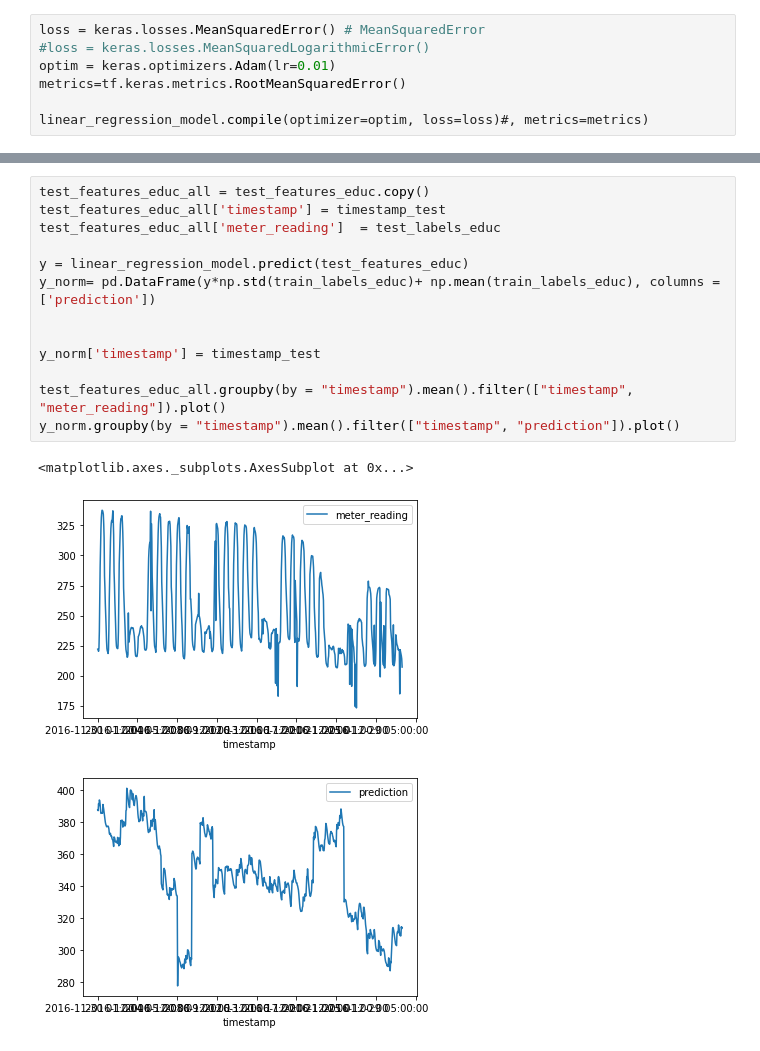
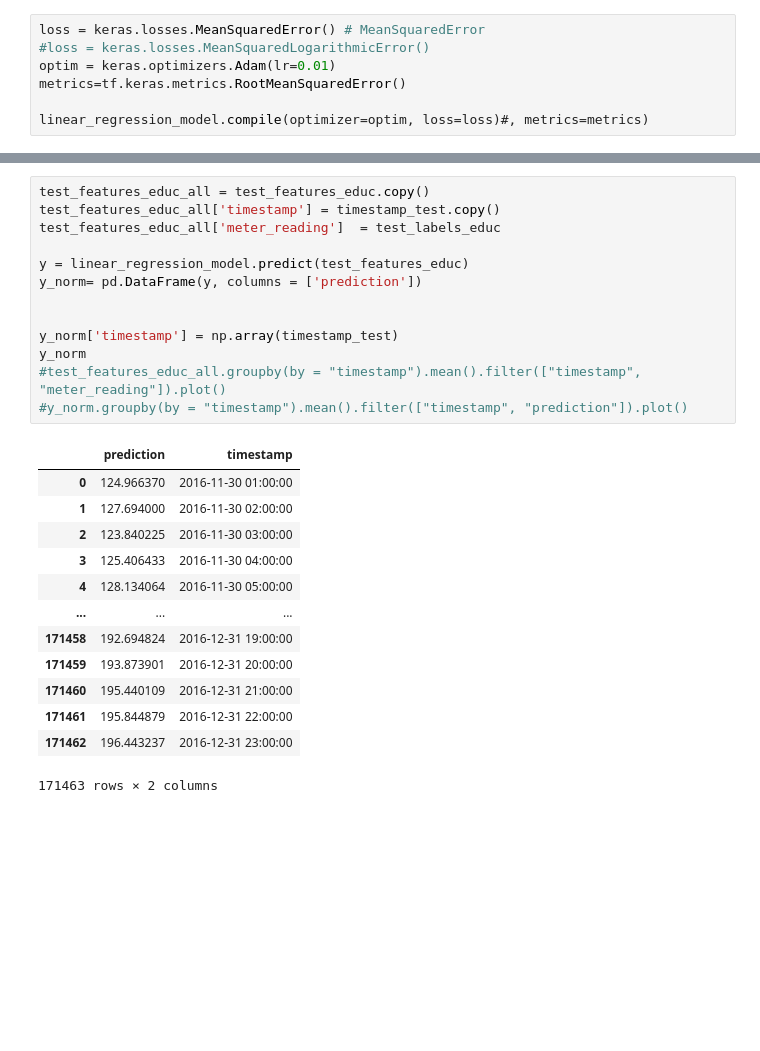
Before and after one commit to TamaraSumarac/6.862_MachineLearningProject, a Jupyter notebook: BuildingEnergyConsumption/Code/LinearRegression.ipynb, the cells around one changed output, grey strips where cells are left out. Saved outputs shown, nothing was run; the diff lists cells and outputs as text; blank space fills up the shorter version.

```diff
--- a/BuildingEnergyConsumption/Code/LinearRegression.ipynb
+++ b/BuildingEnergyConsumption/Code/LinearRegression.ipynb
@@ -555,18 +567,28 @@ linear_regression_model.evaluate(
 # %%
 test_features_educ_all = test_features_educ.copy()
-test_features_educ_all['timestamp'] = timestamp_test
+test_features_educ_all['timestamp'] = timestamp_test.copy()
 test_features_educ_all['meter_reading']  = test_labels_educ
 
 y = linear_regression_model.predict(test_features_educ)
-y_norm= pd.DataFrame(y*np.std(train_labels_educ)+ np.mean(train_labels_educ), columns = ['prediction'])
+y_norm= pd.DataFrame(y, columns = ['prediction'])
 
 
-y_norm['timestamp'] = timestamp_test
-
-test_features_educ_all.groupby(by = "timestamp").mean().filter(["timestamp", "meter_reading"]).plot()
-y_norm.groupby(by = "timestamp").mean().filter(["timestamp", "prediction"]).plot()
+y_norm['timestamp'] = np.array(timestamp_test)
+y_norm
+#test_features_educ_all.groupby(by = "timestamp").mean().filter(["timestamp", "meter_reading"]).plot()
+#y_norm.groupby(by = "timestamp").mean().filter(["timestamp", "prediction"]).plot()
 # %% [output]
+|  | prediction | timestamp |
+| 0 | 124.966370 | 2016-11-30 01:00:00 |
+| 1 | 127.694000 | 2016-11-30 02:00:00 |
+| 2 | 123.840225 | 2016-11-30 03:00:00 |
+| 3 | 125.406433 | 2016-11-30 04:00:00 |
+| 4 | 128.134064 | 2016-11-30 05:00:00 |
+| ... | ... | ... |
+| 171458 | 192.694824 | 2016-12-31 19:00:00 |
+| 171459 | 193.873901 | 2016-12-31 20:00:00 |
+| 171460 | 195.440109 | 2016-12-31 21:00:00 |
+| 171461 | 195.844879 | 2016-12-31 22:00:00 |
+| 171462 | 196.443237 | 2016-12-31 23:00:00 |
-<matplotlib.axes._subplots.AxesSubplot at 0x...>
+171463 rows × 2 columns
-[figure, removed]
-[figure, removed]
 # %%
```
Also changed, not shown: parts of 15 cells of this notebook, 1 other file.
